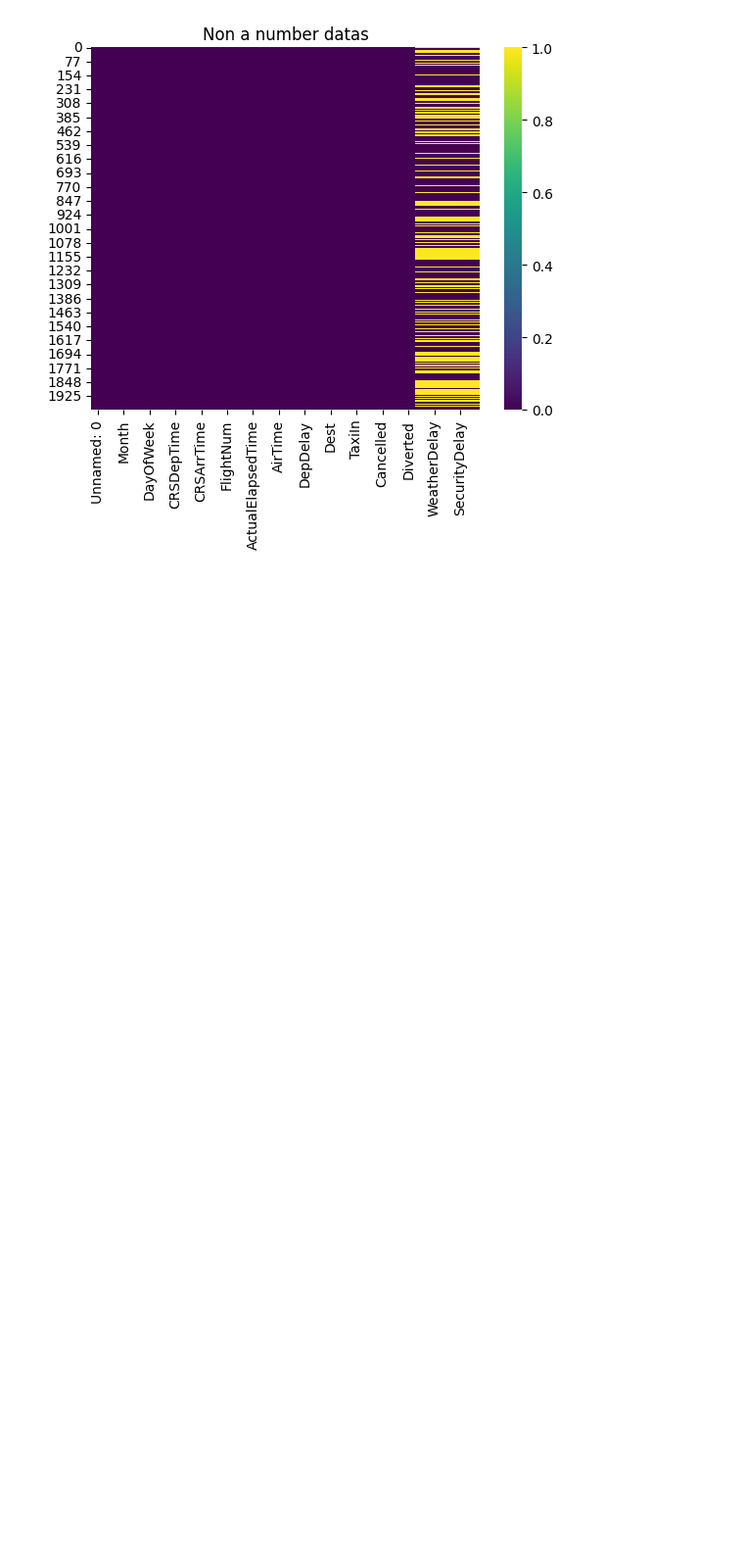
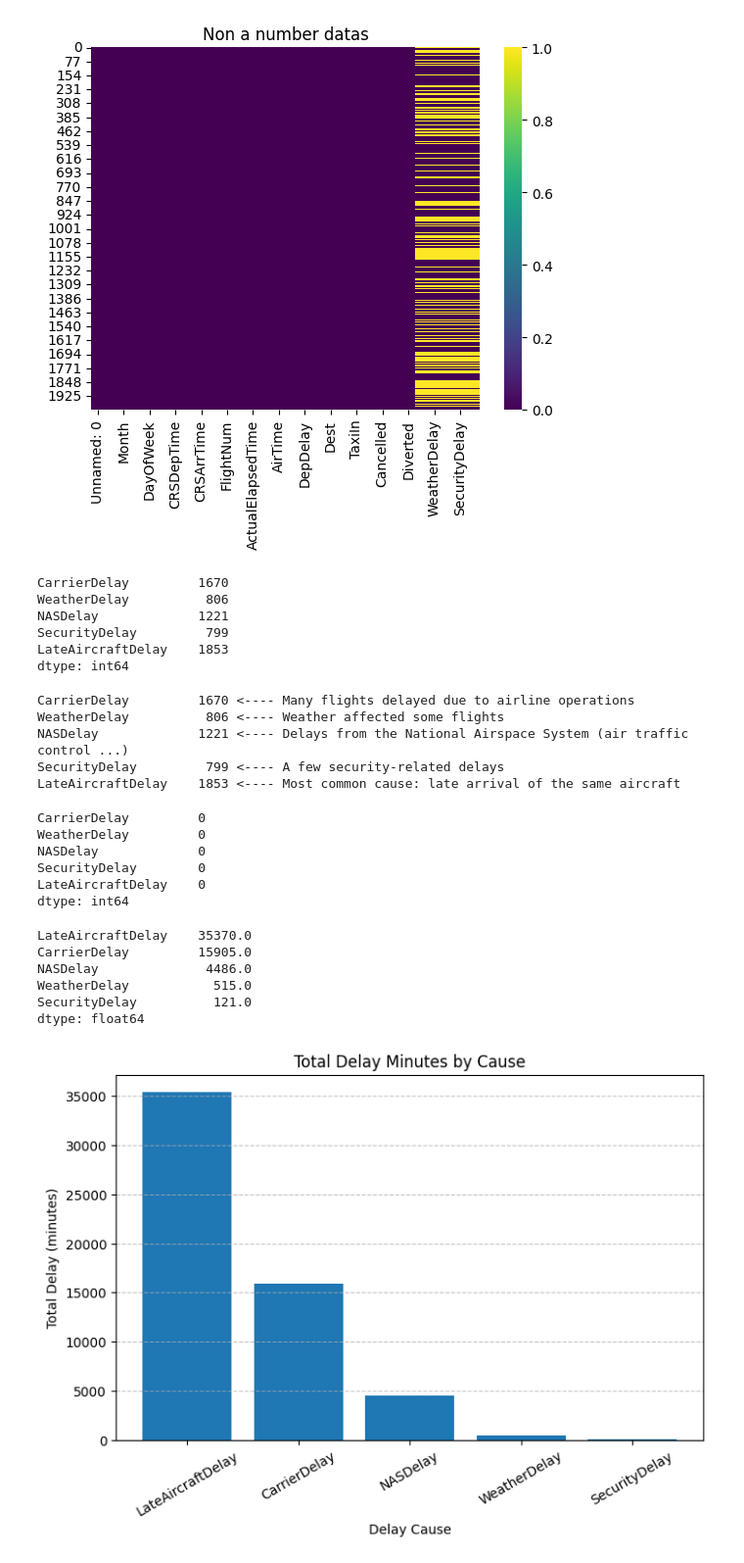
Before and after one commit to McLight-Note/Data_Process_Programming, a Jupyter notebook: Final_Work/analisys.ipynb, the cells around one changed output. Shown at 98% size. Saved outputs shown, nothing was run; the diff lists cells and outputs as text; code cells hidden in the pictures; blank space fills up the shorter version.

```diff
--- a/Final_Work/analisys.ipynb
+++ b/Final_Work/analisys.ipynb
@@ -96,0 +116,5 @@ df
+# %%
+df[['ArrTime', 'ActualElapsedTime', 'AirTime', 'ArrDelay', 'TaxiIn']] = (
+    df[['ArrTime', 'ActualElapsedTime', 'AirTime', 'ArrDelay', 'TaxiIn']].fillna(0)
+)
+df.isna().sum()
@@ -103,3 +145,26 @@ plt.title('Non a number datas')
 # %% [output]
 Text(0.5, 1.0, 'Non a number datas')
 [figure]
+# %%
+(df[['CarrierDelay', 'WeatherDelay', 'NASDelay', 'SecurityDelay', 'LateAircraftDelay']] != 0).sum()
+# %% [output]
+CarrierDelay         1670
+WeatherDelay          806
+NASDelay             1221
+SecurityDelay         799
+LateAircraftDelay    1853
+dtype: int64
+# %%
+print(f'CarrierDelay         1670 <---- Many flights delayed due to airline operations\nWeatherDelay          806 <---- Weather affected some flights\nNASDelay             1221 <---- Delays from the National Airspace System (air traffic control ...)\nSecurityDelay         799 <---- A few security-related delays\nLateAircraftDelay    1853 <---- Most common cause: late arrival of the same aircraft')
+
+'''
+These columns do contain meaningful delay data, not just zeros.
+I should not drop them. They'll help me analyze why flights get delayed.
+Missing values (NaN) likely mean “no delay from that cause”, so we can safely treat them as 0.
+'''
+# %% [output]
+CarrierDelay         1670 <---- Many flights delayed due to airline operations
+WeatherDelay          806 <---- Weather affected some flights
+NASDelay             1221 <---- Delays from the National Airspace System (air traffic control ...)
+SecurityDelay         799 <---- A few security-related delays
+LateAircraftDelay    1853 <---- Most common cause: late arrival of the same aircraft
@@ -106 +174,48 @@ Text(0.5, 1.0, 'Non a number datas')
+# %%
+df[delay_cols].isna().sum()
+# %% [output]
+CarrierDelay         0
+WeatherDelay         0
+NASDelay             0
+SecurityDelay        0
+LateAircraftDelay    0
+dtype: int64
+# %%
+# Compute total delay per cause
+total_delays = df[delay_cols].sum().sort_values(ascending=False)
+print(total_delays)
+
+'''
+Delay Type (Total Minutes)
+
+LateAircraftDelay   35,370 <--- When an aircraft arrives late from a previous flight — the biggest reason!
+CarrierDelay        15,905 <--- Airline-related (crew, maintenance, scheduling)
+NASDelay            4,486  <--- Air traffic control or system delays
+WeatherDelay        515    <--- Weather-related delays
+SecurityDelay       121    <--- Very small — security checks or alerts
+'''
+# %% [output]
+LateAircraftDelay    35370.0
+CarrierDelay         15905.0
+NASDelay              4486.0
+WeatherDelay           515.0
+SecurityDelay          121.0
+dtype: float64
+# %%
+import matplotlib.pyplot as plt
+
+plt.figure(figsize=(8,5))
+plt.bar(total_delays.index, total_delays.values)
+plt.title('Total Delay Minutes by Cause')
+plt.ylabel('Total Delay (minutes)')
+plt.xlabel('Delay Cause')
+plt.xticks(rotation=30)
+plt.grid(axis='y', linestyle='--', alpha=0.7)
+
+'''
+Insight from the plot
+Late aircraft arrivals and carrier operational issues are the dominant causes of flight delays, together accounting for nearly 90% of total delay time.
+'''
+# %% [output]
+[figure, added]
 # %%
```
Also changed, not shown: parts of 15 cells of this notebook.
